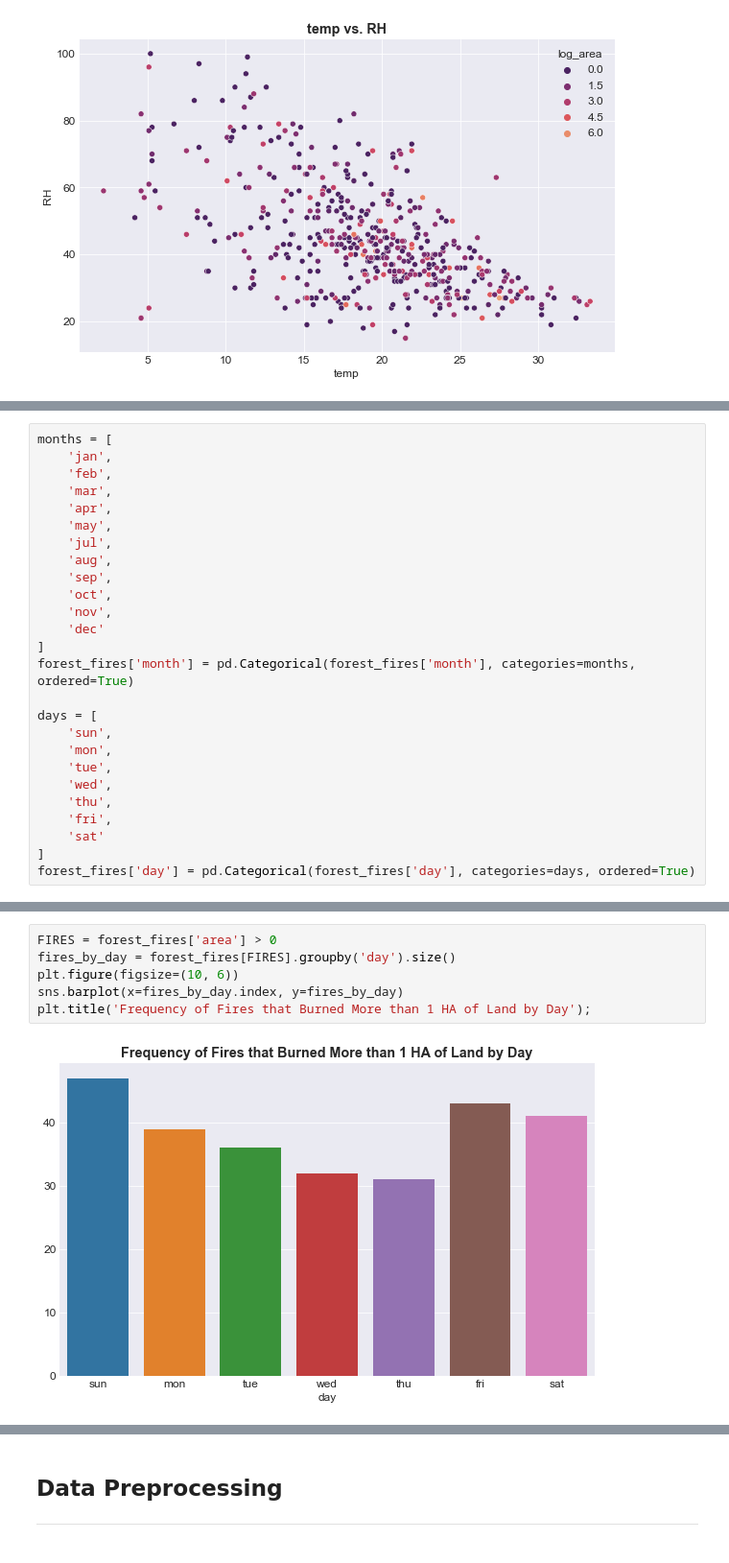
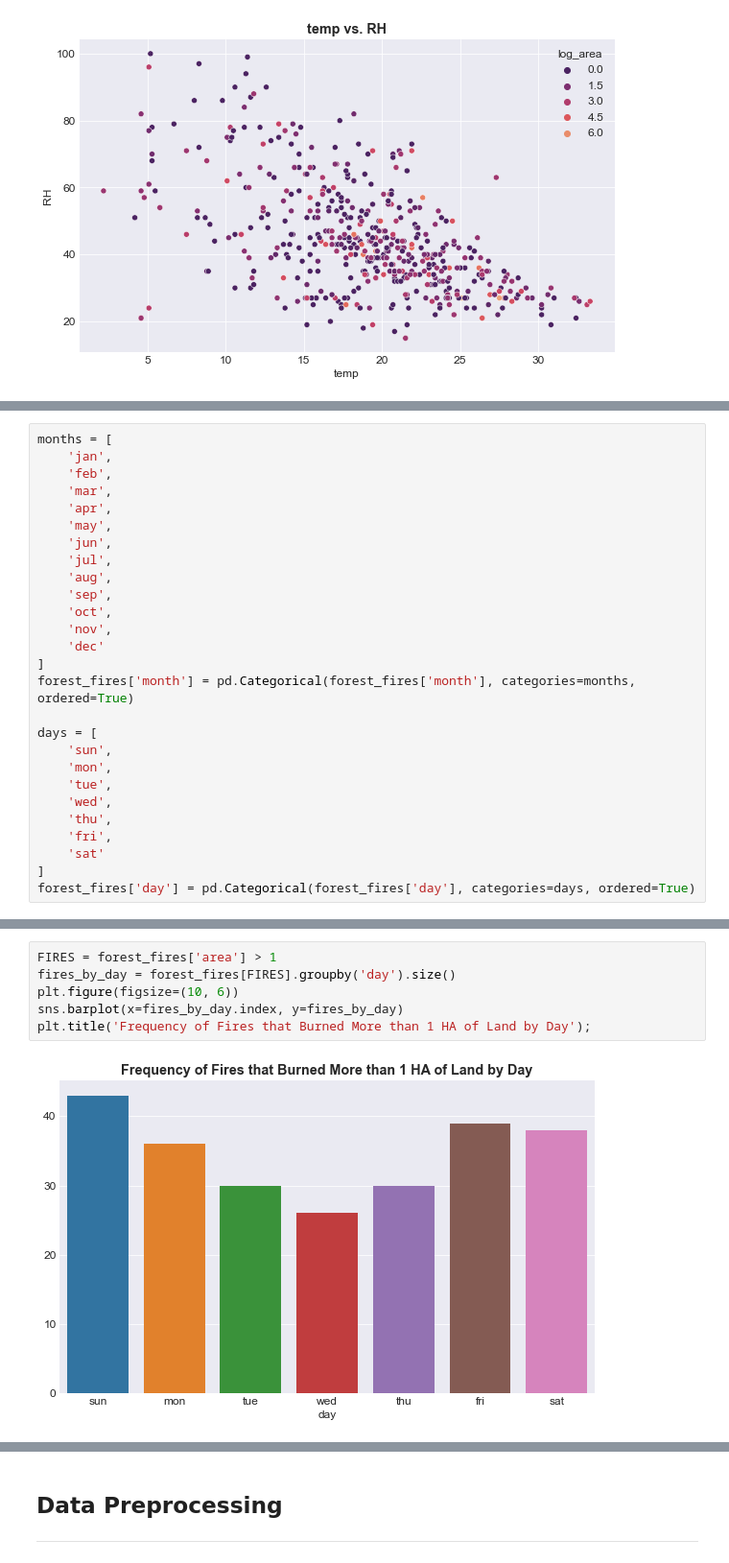
Before and after one commit to TrinityGahagen2K/flatiron-rapid-edas, a Jupyter notebook: rapid_research_reports/rapid_research_report_1_forest_fires.ipynb, the cells around one changed output, grey strips where cells are left out. Shown at 96% size. Drawn from its saved outputs; the diff is of its cells as text.

```diff
--- a/rapid_research_reports/rapid_research_report_1_forest_fires.ipynb
+++ b/rapid_research_reports/rapid_research_report_1_forest_fires.ipynb
@@ -241,6 +253,7 @@ months = [
     'mar',
     'apr',
     'may',
+    'jun',
     'jul',
     'aug',
     'sep',
@@ -271,8 +284,8 @@ plt.title('Frequency of Fires that Burned More than 1 HA of Land by Month');
 # %%
-FIRES = forest_fires['area'] > 0
+FIRES = forest_fires['area'] > 1
 fires_by_day = forest_fires[FIRES].groupby('day').size()
 plt.figure(figsize=(10, 6))
 sns.barplot(x=fires_by_day.index, y=fires_by_day)
 plt.title('Frequency of Fires that Burned More than 1 HA of Land by Day');
 # %% [output]
-[figure, old version]
+[figure, new version]
```
Also changed, not shown: parts of 55 cells of this notebook.
